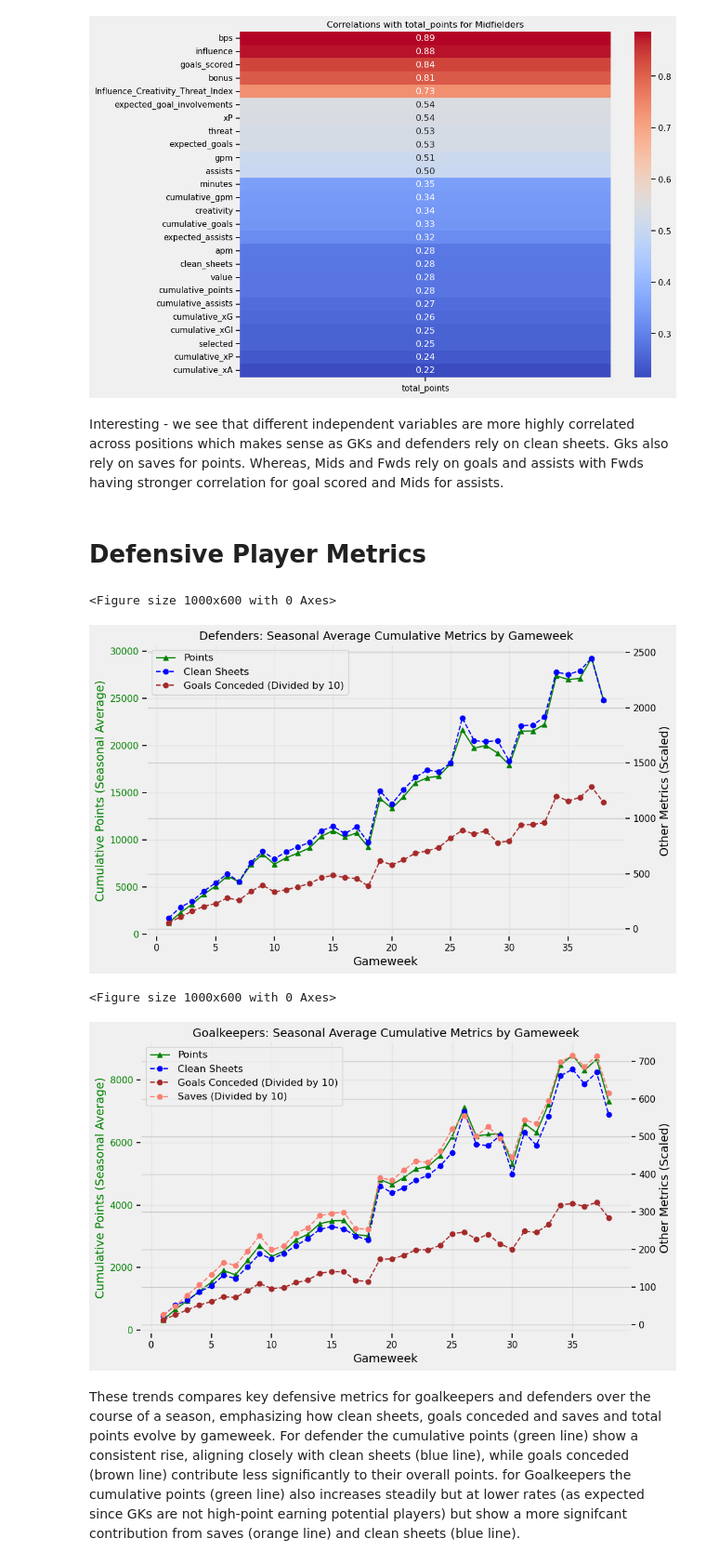
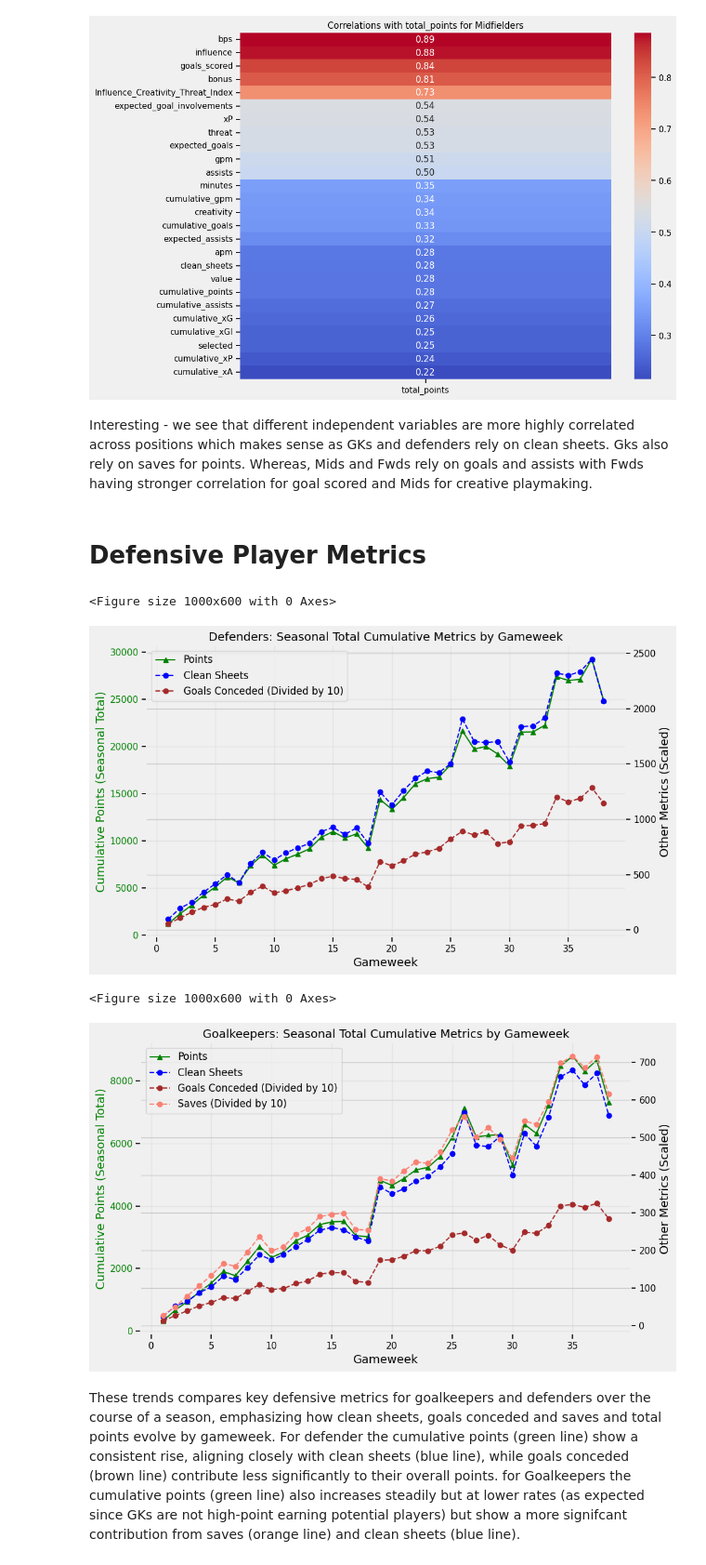
Before and after one commit to MahaFakhroo/D.R.E.A.M., a Jupyter notebook: Python Scripts/EDA_Visuals.ipynb, the cells around one changed output. Shown at 93% size. Saved outputs shown, nothing was run; the diff lists cells and outputs as text; code cells hidden in the pictures.

Commit message:
Final edits to EDA_Visuals and ML_Points_Predictor

```diff
--- a/Python Scripts/EDA_Visuals.ipynb
+++ b/Python Scripts/EDA_Visuals.ipynb
@@ -927,7 +929,7 @@ for position, group in master_cleaned_copy.groupby("position_bin"):
 [figure]
 [figure]
 # %% [markdown]
-Interesting - we see that different independent variables are more highly correlated across positions which makes sense as GKs and defenders rely on clean sheets. Gks also rely on saves for points. Whereas, Mids and Fwds rely on goals and assists with Fwds having stronger correlation for goal scored and Mids for assists.
+Interesting - we see that different independent variables are more highly correlated across positions which makes sense as GKs and defenders rely on clean sheets. Gks also rely on saves for points. Whereas, Mids and Fwds rely on goals and assists with Fwds having stronger correlation for goal scored and Mids for creative playmaking.
 # %% [markdown]
 # Defensive Player Metrics
 # %%
@@ -949,7 +951,7 @@ plt.figure(figsize=(10, 6))
 fig, ax1 = plt.subplots(figsize=(10, 6))
 ax1.plot(def_data.index, def_data['cumulative_points'], label='Points', color='green', marker='^', linestyle='-')
 ax1.set_xlabel('Gameweek', fontsize=14)
-ax1.set_ylabel('Cumulative Points (Seasonal Average)', fontsize=14, color='green')
+ax1.set_ylabel('Cumulative Points (Seasonal Total)', fontsize=14, color='green')
 ax1.tick_params(axis='y', labelcolor='green')
 ax1.grid(alpha=0.3)
 
@@ -965,42 +967,42 @@ lines1, labels1 = ax1.get_legend_handles_labels()
 lines2, labels2 = ax2.get_legend_handles_labels()
 ax2.legend(lines1 + lines2, labels1 + labels2, loc='upper left', fontsize=12)
 
-plt.title('Defenders: Seasonal Average Cumulative Metrics by Gameweek', fontsize=14)
+plt.title('Defenders: Seasonal Total Cumulative Metrics by Gameweek', fontsize=14)
 plt.tight_layout()
 plt.show()
 # %% [output]
 <Figure size 1000x600 with 0 Axes>
-[figure, old version]
+[figure, new version]
 # %%
 plt.figure(figsize=(10, 6))
 
 # Primary axis for cumulative points
 fig, ax1 = plt.subplots(figsize=(10, 6))
 ax1.plot(gk_data.index, gk_data['cumulative_points'], label='Points', color='green', marker='^', linestyle='-')
 ax1.set_xlabel('Gameweek', fontsize=14)
-ax1.set_ylabel('Cumulative Points (Seasonal Average)', fontsize=14, color='green')
+ax1.set_ylabel('Cumulative Points (Seasonal Total)', fontsize=14, color='green')
 ax1.tick_params(axis='y', labelcolor='green')
 ax1.grid(alpha=0.3)
 
 # Secondary axis for other metrics
 ax2 = ax1.twinx()
 ax2.plot(gk_data.index, gk_data['cumulative_clean_sheets'], label='Clean Sheets', color='blue', marker='o', linestyle='--')
 ax2.plot(gk_data.index, gk_data['cumulative_goals_conceded'] / 10, label='Goals Conceded (Divided by 10)', color='brown', marker='o', linestyle='--')
 ax2.plot(gk_data.index, gk_data['cumulative_saves'] / 10, label='Saves (Divided by 10)', color='salmon', marker='o', linestyle='--')
 ax2.set_ylabel('Other Metrics (Scaled)', fontsize=14, color='black')
 ax2.tick_params(axis='y', labelcolor='black')
 
 # Legend and Title
 lines1, labels1 = ax1.get_legend_handles_labels()
 lines2, labels2 = ax2.get_legend_handles_labels()
 ax2.legend(lines1 + lines2, labels1 + labels2, loc='upper left', fontsize=12)
 
-plt.title('Goalkeepers: Seasonal Average Cumulative Metrics by Gameweek', fontsize=14)
+plt.title('Goalkeepers: Seasonal Total Cumulative Metrics by Gameweek', fontsize=14)
 plt.tight_layout()
 plt.show()
 # %% [output]
 <Figure size 1000x600 with 0 Axes>
-[figure, old version]
+[figure, new version]
 # %% [markdown]
 These trends compares key defensive metrics for goalkeepers and defenders over the course of a season, emphasizing how clean sheets, goals conceded and saves and total points evolve by gameweek.
 For defender the cumulative points (green line) show a consistent rise, aligning closely with clean sheets (blue line), while goals conceded (brown line) contribute less significantly to their overall points. for Goalkeepers the cumulative points (green line) also increases steadily but at lower rates (as expected since GKs are not high-point earning potential players) but show a more signifcant contribution from saves (orange line) and clean sheets (blue line).
```
Also changed, not shown: parts of 37 cells of this notebook, 1 other file.
